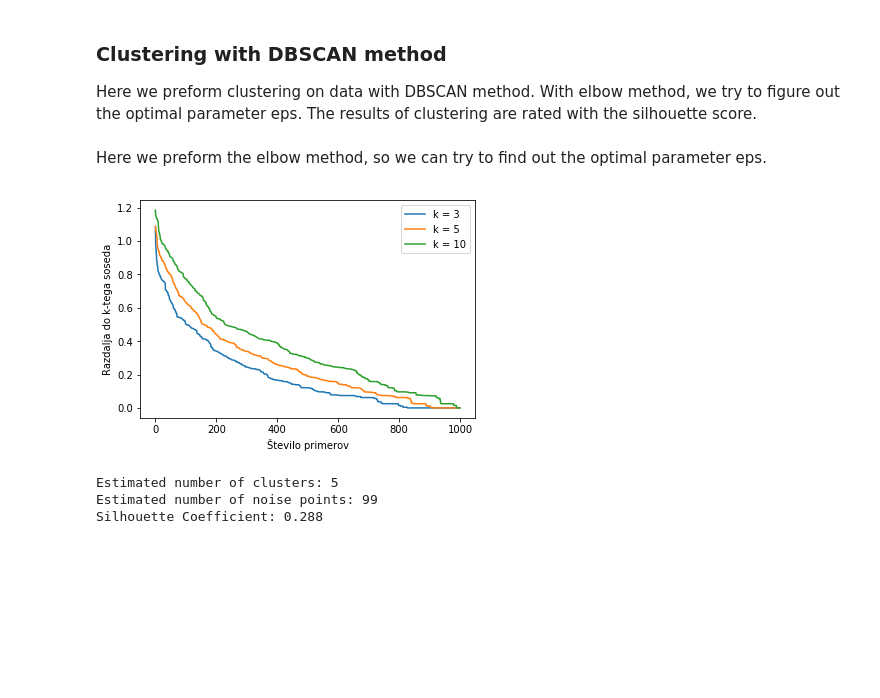
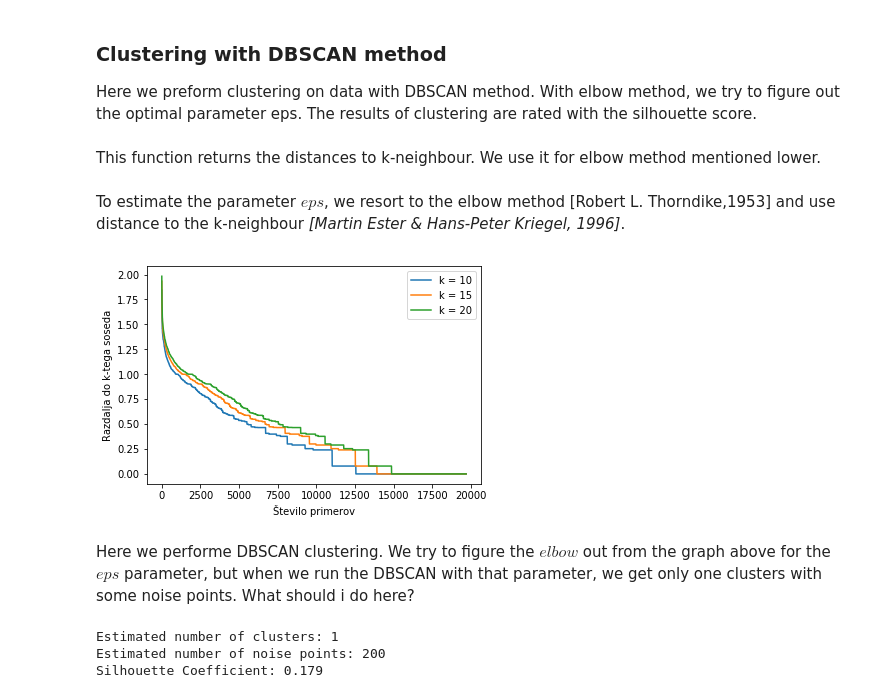
Before and after one commit to NejcDebevec/orange-survey-clustering, a Jupyter notebook: notebooks/Seminarska_porocilo.ipynb, the cells around one changed output. Drawn from its saved outputs; the diff is of its cells as text; code cells hidden in the pictures; blank space fills up the shorter version.

```diff
--- a/notebooks/Seminarska_porocilo.ipynb
+++ b/notebooks/Seminarska_porocilo.ipynb
@@ -221,0 +91,17 @@ for clusters in results:
+# %%
+level = {"Expert": 3, "Beginner": 1, "Intermediate": 2, 0: 0, "NaN": 0}
+
+job = {"Academia": 3, "Research": 1, "I'm a student": 2, "Other": 0, "Industry": 4, 0:0}
+
+find_out = {"College": 1, "Conference": 2, "Web": 3, "Friends": 4, "School": 5, "Job": 6, "Anaconda": 7, 0: 0}
+
+
+data["Where do you work?"] = data["Where do you work?"].fillna(0)
+data["Where do you work?"] = data["Where do you work?"].replace(job)
+
+
+data["What Data Mining level are you?"] = data["What Data Mining level are you?"].fillna(0)
+data["What Data Mining level are you?"] = data["What Data Mining level are you?"].replace(level)
+
+data["Where did you find out about Orange?"] = data["Where did you find out about Orange?"].fillna(0)
+data["Where did you find out about Orange?"] = data["Where did you find out about Orange?"].replace(find_out)
@@ -223,4 +261,6 @@ for clusters in results:
 ### Clustering with DBSCAN method
 
 Here we preform clustering on data with DBSCAN method. With elbow method, we try to figure out the optimal parameter eps. The results of clustering are rated with the silhouette score.
+# %% [markdown]
+This function returns the distances to k-neighbour. We use it for elbow method mentioned lower.
 # %%
@@ -232,30 +271,24 @@ def k_dist(X, metric, k=3):
             dist, ind = tree.query([point], k=k)
             data.append(dist[0].tolist()[k-1])
         return data
-# %% [markdown]
-Here we preform the elbow method, so we can try to find out the optimal parameter eps.
+# %% [markdown]
+To estimate the parameter $eps$, we resort to the elbow method [Robert L. Thorndike,1953] and use distance to the k-neighbour <cite>[Martin Ester & Hans-Peter Kriegel, 1996]</cite>.
 # %%
-K_2 = k_dist(test.values, '', 3)
-K_3 = k_dist(test.values, '', 5)
-K_8 = k_dist(test.values, '', 10)
-# print(sorted(K_2, reverse=True))
-# print(sorted(K_3, reverse=True))
-# print(sorted(K_8, reverse=True))
-plt.plot(sorted(K_2, reverse=True))
-plt.plot(sorted(K_3, reverse=True))
-plt.plot(sorted(K_8, reverse=True))
-plt.legend(["k = 3", "k = 5", "k = 10"])
+plt.plot(sorted(k_dist(data.values, '', 10), reverse=True))
+plt.plot(sorted(k_dist(data.values, '', 15), reverse=True))
+plt.plot(sorted(k_dist(data.values, '', 20), reverse=True))
+
+plt.legend(["k = 10", "k = 15", "k = 20"])
 plt.xlabel('Število primerov')
 plt.ylabel('Razdalja do k-tega soseda')
 plt.show()
 # %% [output]
-[figure, old version]
+[figure, new version]
+# %% [markdown]
+Here we performe DBSCAN clustering. We try to figure the $elbow$ out from the graph above for the $eps$ parameter, but when we run the DBSCAN with that parameter, we get only one clusters with some noise points. What should i do here?
 # %%
-# X_2 = TSNE(n_components=2 , perplexity=30).fit_transform(test)
-db = DBSCAN(eps=0.7, min_samples=10).fit(test)
+db = DBSCAN(eps=1.05, min_samples=10).fit(data)
 labels = db.labels_
-core_samples_mask = np.zeros_like(labels, dtype=bool)
-core_samples_mask[db.core_sample_indices_] = True
 
 n_clusters_ = len(set(labels)) - (1 if -1 in labels else 0)
 n_noise_ = list(labels).count(-1)
@@ -263,11 +296,9 @@ n_noise_ = list(labels).count(-1)
 print('Estimated number of clusters: %d' % n_clusters_)
 print('Estimated number of noise points: %d' % n_noise_)
 
-print("Silhouette Coefficient: %0.3f"
-      % metrics.silhouette_score(test, labels))
-
-# print(labels)
+print("Silhouette Coefficient: %0.3f" % metrics.silhouette_score(data, labels))
+dbscan_labels = labels
 # %% [output]
-Estimated number of clusters: 5
-Estimated number of noise points: 99
-Silhouette Coefficient: 0.288
+Estimated number of clusters: 1
+Estimated number of noise points: 200
+Silhouette Coefficient: 0.179
```
Also changed, not shown: parts of 64 cells of this notebook, 8 other files.
